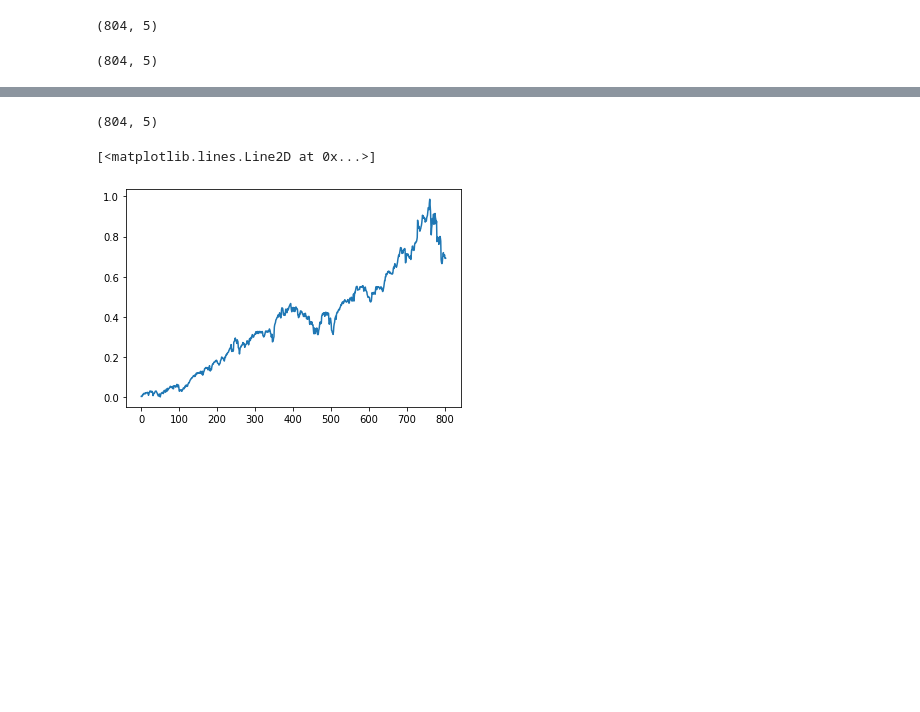
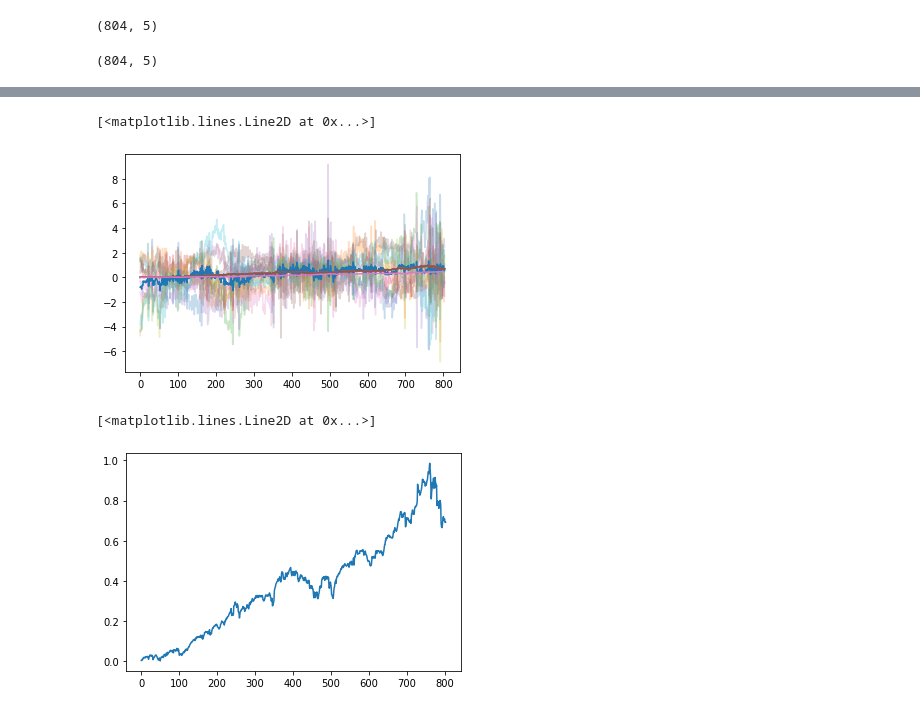
Before and after one commit to stevengogogo/ECEN649_FinalProject, a Jupyter notebook: script/EXP_fit_time_window.ipynb, the cells around one changed output, grey strips where cells are left out. Drawn from its saved outputs; the diff is of its cells as text; code cells hidden in the pictures; blank space fills up the shorter version.

```diff
--- a/script/EXP_fit_time_window.ipynb
+++ b/script/EXP_fit_time_window.ipynb
@@ -254,7 +280,12 @@ plt.plot(outputs[0,:])
 # %%
-y_train.shape
+f, ax = plt.subplots(1)
+for i in range(outputs.shape[0]):
+		ax.plot(outputs[i,:,0], alpha=0.25)
+ax.plot(ms, label="Mean")
+ax.plot(y_train)
 # %% [output]
-(804, 5)
+[<matplotlib.lines.Line2D at 0x...>]
+[figure, added]
 # %%
 plt.plot(y_train[:,0])
 # %% [output]
```
Also changed, not shown: parts of 22 cells of this notebook, 2 other files.
